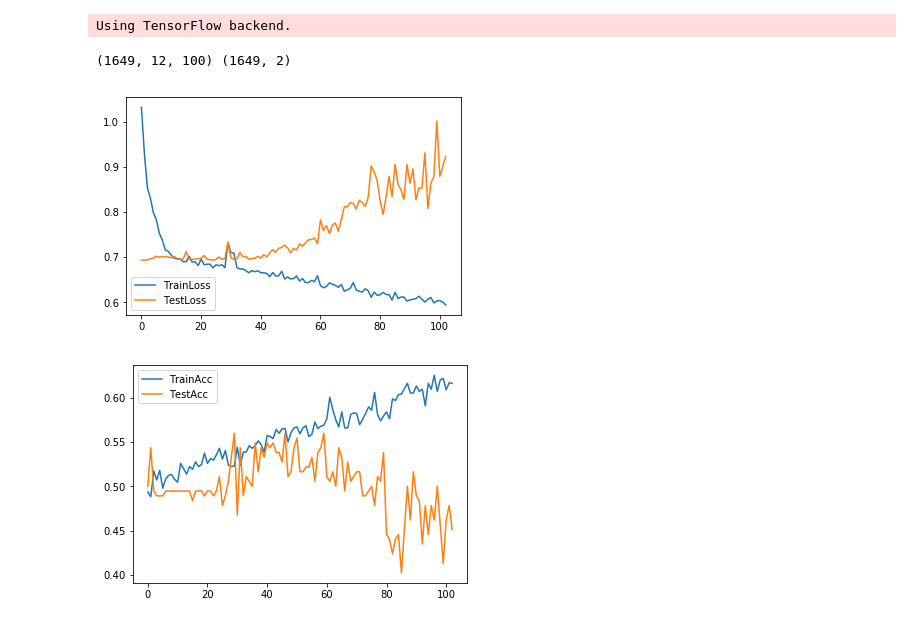
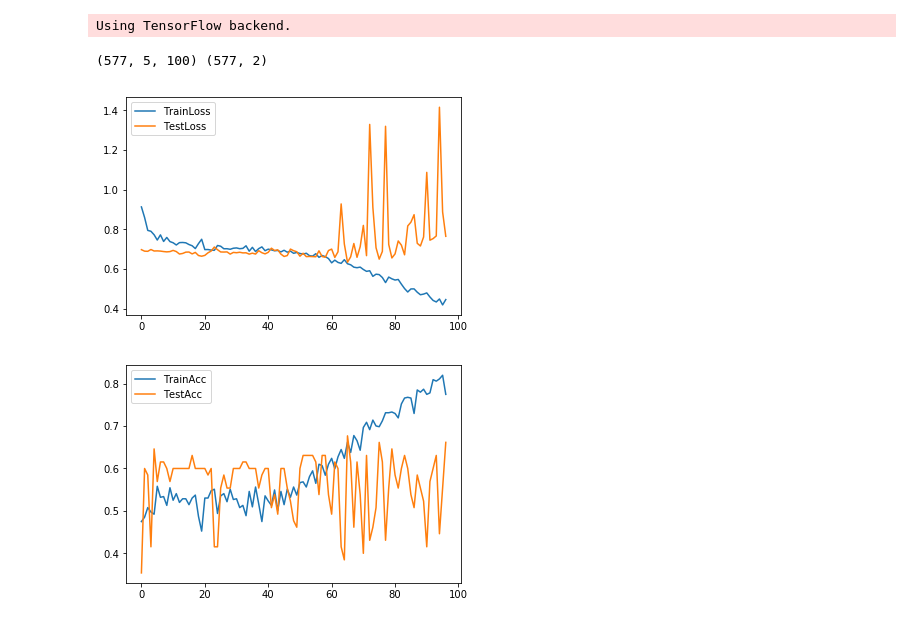
Before and after one commit to sshh12/StockMarketML, a Jupyter notebook: HeadlinePredictionClassification.ipynb, the cells around one changed output. Cells and saved outputs as stored; diff of their text form; code cells hidden in the pictures.

```diff
--- a/HeadlinePredictionClassification.ipynb
+++ b/HeadlinePredictionClassification.ipynb
@@ -16,7 +16,7 @@ Using TensorFlow backend.
 # %%
 # Setup (Globals/Hyperz)
 
-window_size  = 12
+window_size  = 5
 epochs       = 500
 batch_size   = 64
 emb_size     = 100
@@ -37,15 +37,20 @@ def get_model():
 
     #model.add(Conv1D(filters=16, kernel_size=3, padding='same', input_shape=(window_size, emb_size)))
     #model.add(BatchNormalization())
-    model.add(LSTM(16, input_shape=(window_size, emb_size)))
+    model.add(LSTM(80, input_shape=(window_size, emb_size)))
     model.add(Activation('relu'))
     #model.add(Flatten())
-    model.add(Dropout(0.5))
+    model.add(Dropout(0.3))
 
     model.add(Dense(10))
     model.add(BatchNormalization())
     model.add(Activation('relu'))
-    model.add(Dropout(0.5))
+    model.add(Dropout(0.3))
+
+    model.add(Dense(10))
+    model.add(BatchNormalization())
+    model.add(Activation('relu'))
+    model.add(Dropout(0.3))
 
     model.add(Dense(2, activation='softmax'))
 
@@ -61,36 +66,36 @@ if __name__ == "__main__":
 
     print(trainX.shape, trainY.shape)
 # %% [output]
-(1649, 12, 100) (1649, 2)
+(577, 5, 100) (577, 2)
 # %%
 # Run (Train)
 
 if __name__ == "__main__":
 
     model = get_model()
 
     reduce_LR = ReduceLROnPlateau(monitor='val_acc', factor=0.9, patience=30, min_lr=1e-6, verbose=0)
-    e_stopping = EarlyStopping(patience=100)
+    e_stopping = EarlyStopping(patience=30)
     checkpoint = ModelCheckpoint(os.path.join('models', 'headline-classification.h5'),
                                  monitor='val_acc',
                                  verbose=0,
                                  save_best_only=True)
 
     history = model.fit(trainX, trainY, epochs=epochs,
                                         batch_size=batch_size,
                                         validation_data=(testX, testY),
                                         verbose=0,
                                         callbacks=[e_stopping, checkpoint])
 
     plt.plot(history.history['loss'])
     plt.plot(history.history['val_loss'])
     plt.legend(['TrainLoss', 'TestLoss'])
     plt.show()
 
     plt.plot(history.history['acc'])
     plt.plot(history.history['val_acc'])
     plt.legend(['TrainAcc', 'TestAcc'])
     plt.show()
 # %% [output]
-[figure, old version]
+[figure, new version]
-[figure, old version]
+[figure, new version]
```
Also changed, not shown: 11 other files.
